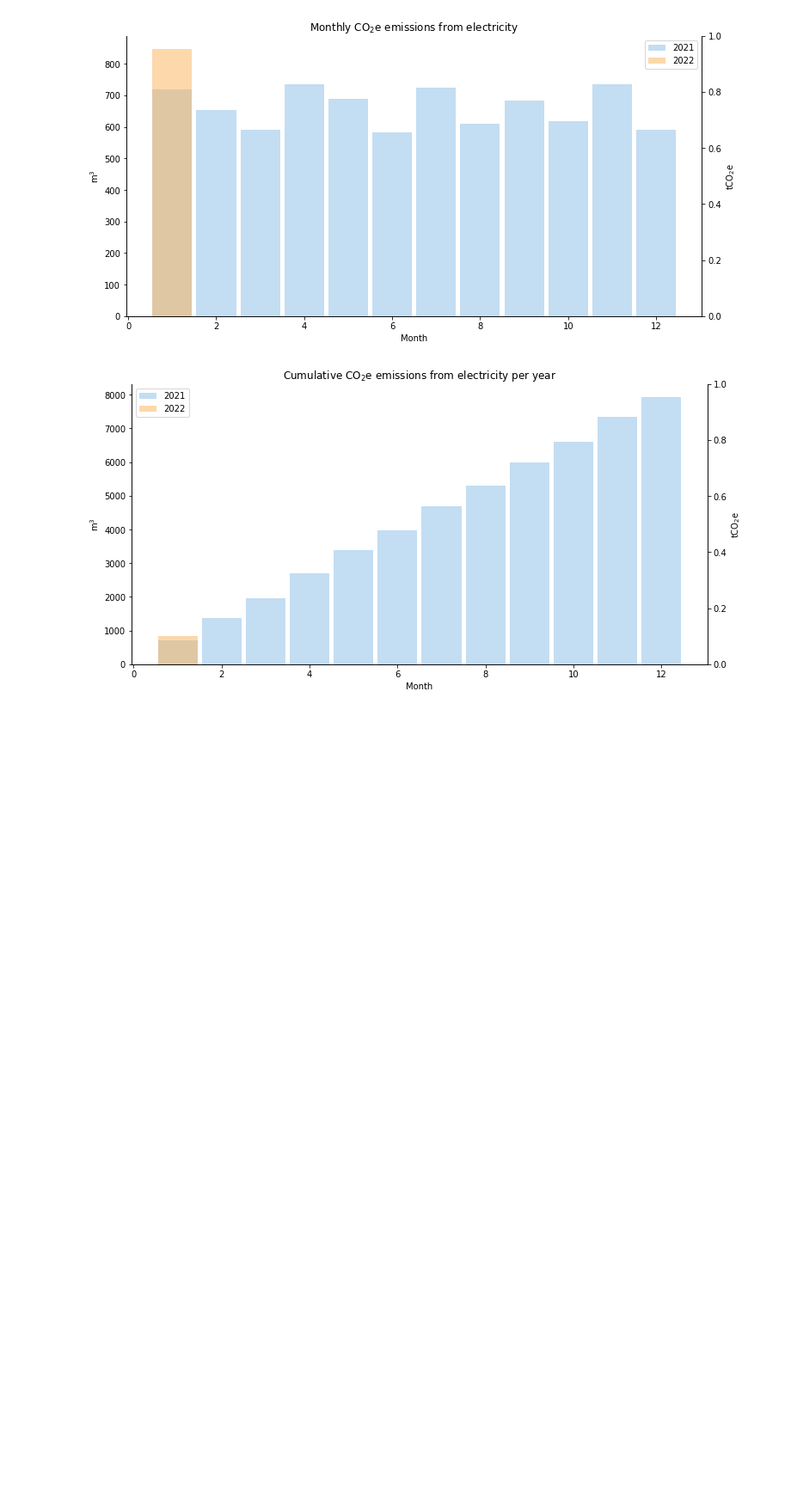
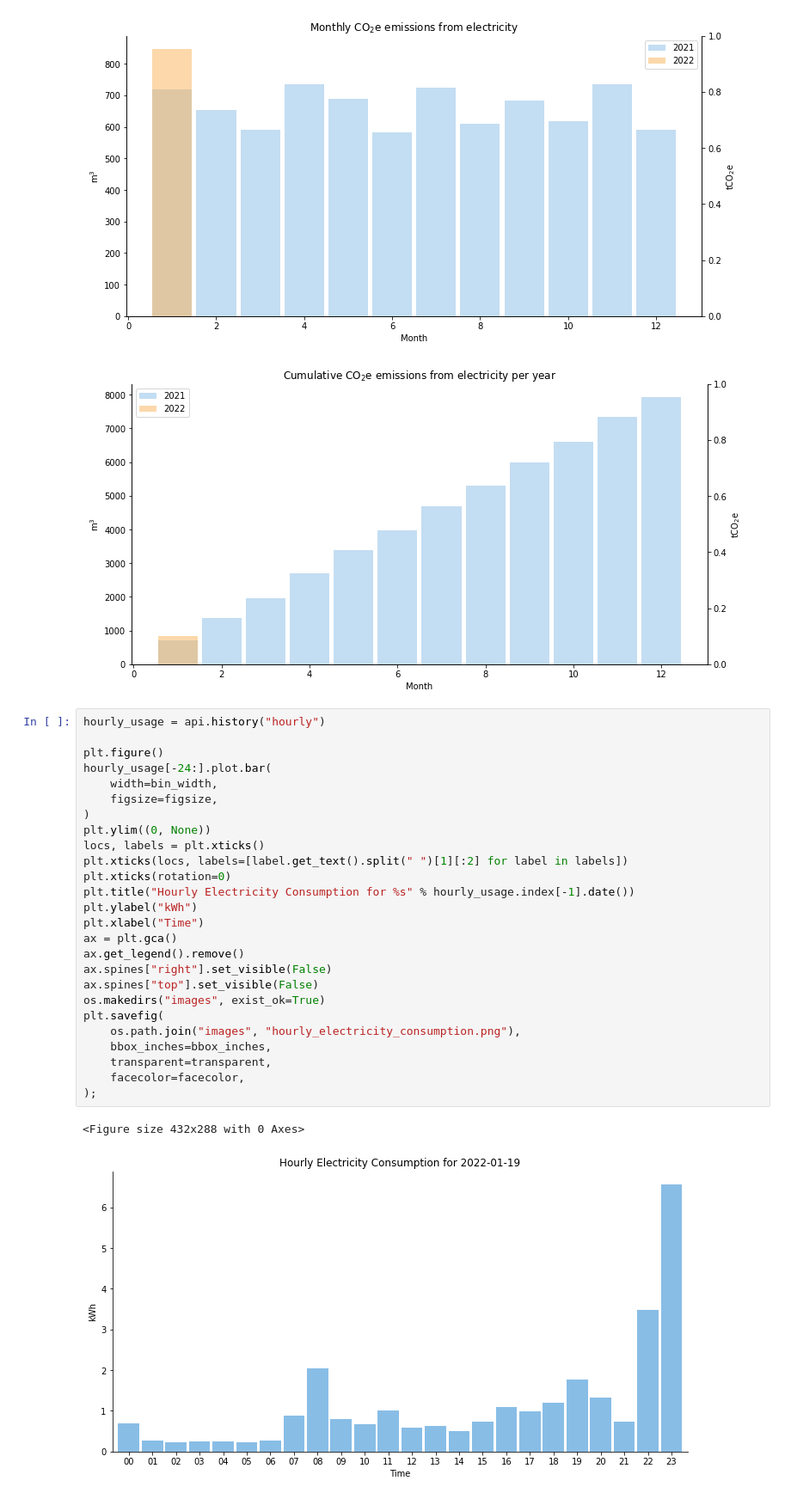
Before and after one commit to ryanfobel/utility-bill-scraper, a Jupyter notebook: notebooks/canada/on/kitchener_wilmot_hydro.ipynb, the cells around one changed output. Shown at 86% size. Saved outputs shown, nothing was run; the diff lists cells and outputs as text; blank space fills up the shorter version.

```diff
--- a/notebooks/canada/on/kitchener_wilmot_hydro.ipynb
+++ b/notebooks/canada/on/kitchener_wilmot_hydro.ipynb
@@ -214,3 +216,32 @@ plt.savefig(
 # %% [output]
 [figure]
 [figure]
+# %%
+hourly_usage = api.history("hourly")
+
+plt.figure()
+hourly_usage[-24:].plot.bar(
+    width=bin_width,
+    figsize=figsize,
+)
+plt.ylim((0, None))
+locs, labels = plt.xticks()
+plt.xticks(locs, labels=[label.get_text().split(" ")[1][:2] for label in labels])
+plt.xticks(rotation=0)
+plt.title("Hourly Electricity Consumption for %s" % hourly_usage.index[-1].date())
+plt.ylabel("kWh")
+plt.xlabel("Time")
+ax = plt.gca()
+ax.get_legend().remove()
+ax.spines["right"].set_visible(False)
+ax.spines["top"].set_visible(False)
+os.makedirs("images", exist_ok=True)
+plt.savefig(
+    os.path.join("images", "hourly_electricity_consumption.png"),
+    bbox_inches=bbox_inches,
+    transparent=transparent,
+    facecolor=facecolor,
+);
+# %% [output]
+<Figure size 432x288 with 0 Axes>
+[figure, added]
```
Also changed, not shown: parts of 1 cell of this notebook, 3 other files.
